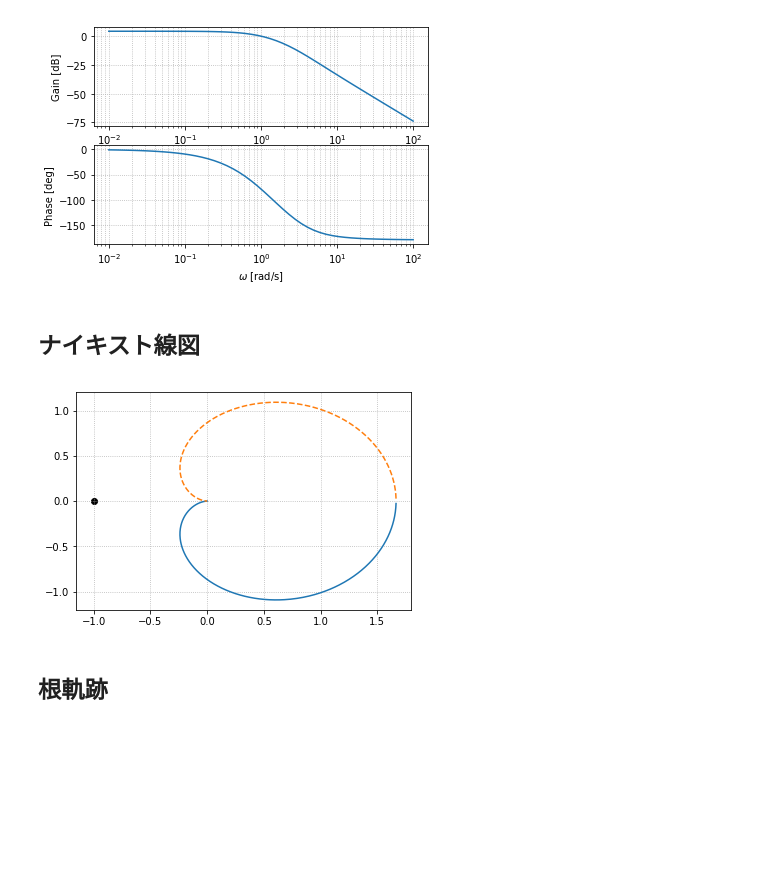
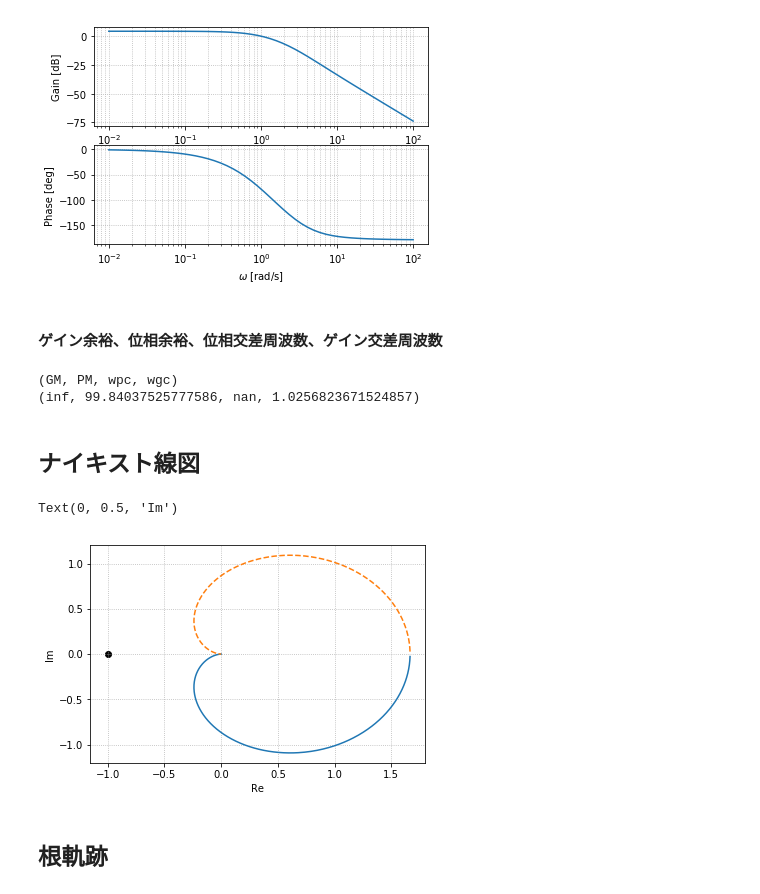
Before and after one commit to AkihiroNomura/Control-Engineering, a Jupyter notebook: notebooks/control_system_characteristics.ipynb, the cells around one changed output. Drawn from its saved outputs; the diff is of its cells as text; code cells hidden in the pictures; blank space fills up the shorter version.

Commit message:
Add impulse response and margin info

```diff
--- a/notebooks/control_system_characteristics.ipynb
+++ b/notebooks/control_system_characteristics.ipynb
@@ -83,17 +99,28 @@ ax[1].set_ylabel('Phase [deg]')
 # %% [output]
 Text(0, 0.5, 'Phase [deg]')
 [figure]
+# %% [markdown]
+#### ゲイン余裕、位相余裕、位相交差周波数、ゲイン交差周波数
+# %%
+print('(GM, PM, wpc, wgc)')
+print(margin(P))
+# %% [output]
+(GM, PM, wpc, wgc)
+(inf, 99.84037525777586, nan, 1.0256823671524857)
 # %% [markdown]
 ## ナイキスト線図
 # %%
 fig, ax = plt.subplots()
 x, y, w = nyquist(P, logspace(-2, 3, 1000), Plot=False)
 ax.plot(x, y)
 ax.plot(x, -y, '--')
 ax.scatter(-1, 0, color='k')
 ax.grid(ls=':')
+ax.set_xlabel('Re')
+ax.set_ylabel('Im')
 # %% [output]
+Text(0, 0.5, 'Im')
-[figure, old version]
+[figure, new version]
 # %% [markdown]
 ## 根軌跡
 # %%
```
Also changed, not shown: parts of 3 cells of this notebook.
